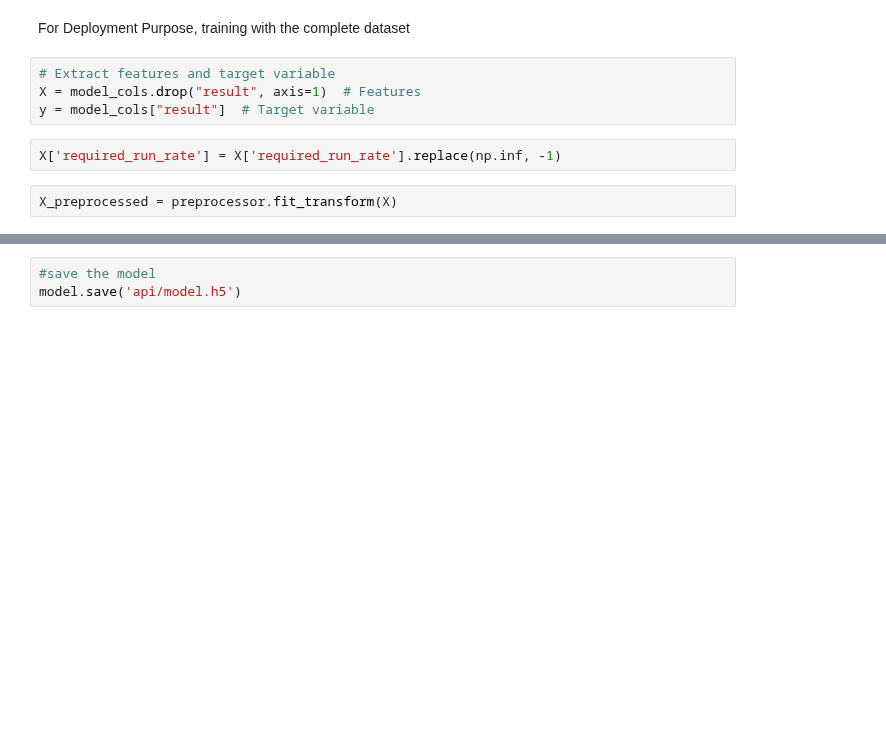
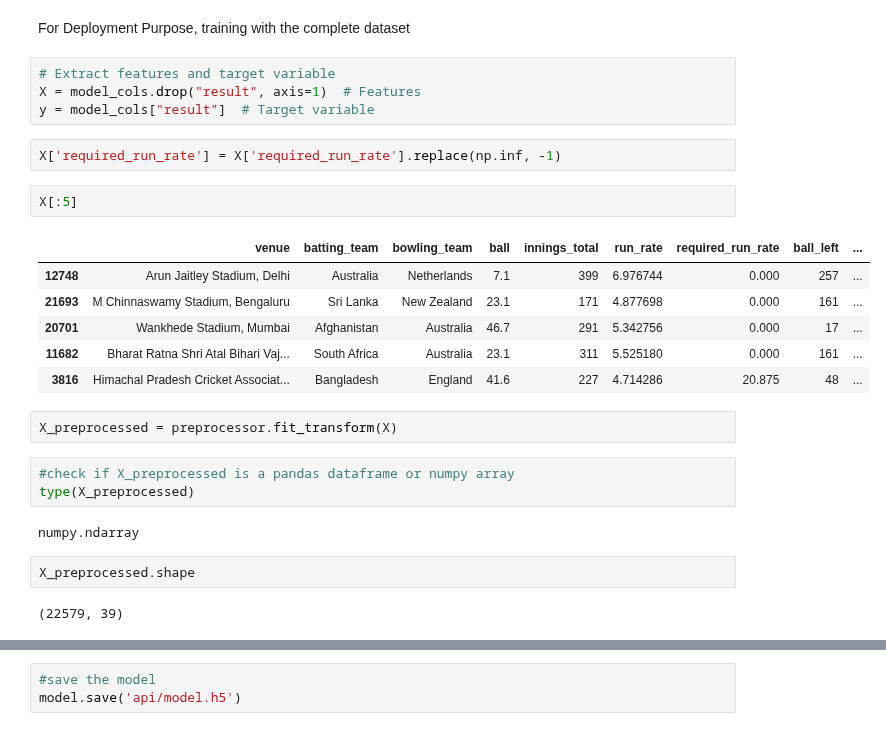
Before and after one commit to techman0256/Data_Mining_CP3, a Jupyter notebook: CP3_WorldCupPrediction_Model.ipynb, the cells around one changed output, grey strips where cells are left out. Saved outputs shown, nothing was run; the diff lists cells and outputs as text; blank space fills up the shorter version.

```diff
--- a/CP3_WorldCupPrediction_Model.ipynb
+++ b/CP3_WorldCupPrediction_Model.ipynb
@@ -453,8 +453,26 @@ X = model_cols.drop("result", axis=1)  # Features
 y = model_cols["result"]  # Target variable
 # %%
 X['required_run_rate'] = X['required_run_rate'].replace(np.inf, -1)
+# %%
+X[:5]
+# %% [output]
+|  | venue | batting_team | bowling_team | ball | innings_total | run_rate | required_run_rate | ball_left | ... |
+| 12748 | Arun Jaitley Stadium, Delhi | Australia | Netherlands | 7.1 | 399 | 6.976744 | 0.000 | 257 | ... |
+| 21693 | M Chinnaswamy Stadium, Bengaluru | Sri Lanka | New Zealand | 23.1 | 171 | 4.877698 | 0.000 | 161 | ... |
+| 20701 | Wankhede Stadium, Mumbai | Afghanistan | Australia | 46.7 | 291 | 5.342756 | 0.000 | 17 | ... |
+| 11682 | Bharat Ratna Shri Atal Bihari Vaj... | South Africa | Australia | 23.1 | 311 | 5.525180 | 0.000 | 161 | ... |
+| 3816 | Himachal Pradesh Cricket Associat... | Bangladesh | England | 41.6 | 227 | 4.714286 | 20.875 | 48 | ... |
 # %%
 X_preprocessed = preprocessor.fit_transform(X)
+# %%
+#check if X_preprocessed is a pandas dataframe or numpy array
+type(X_preprocessed)
+# %% [output]
+numpy.ndarray
+# %%
+X_preprocessed.shape
+# %% [output]
+(22579, 39)
 # %%
 # Define the deep learning model
 model = Sequential()
```
Also changed, not shown: parts of 9 cells of this notebook, 6 other files.
